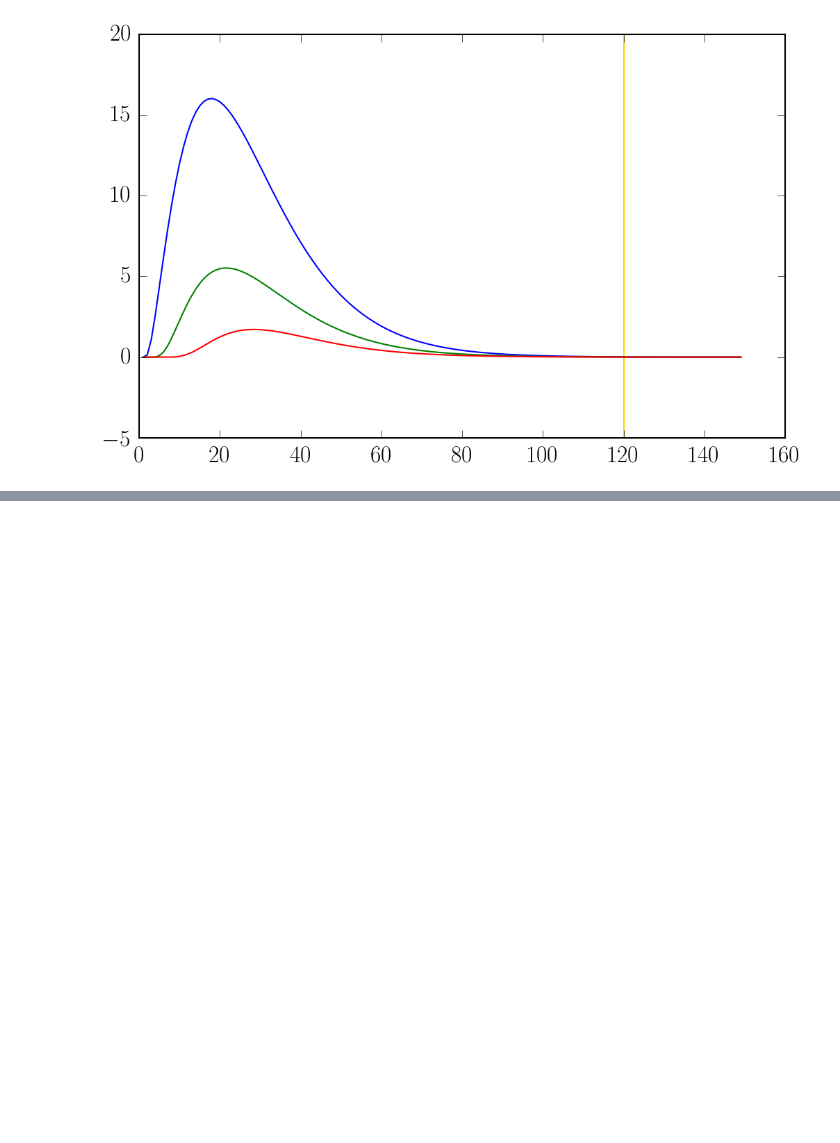
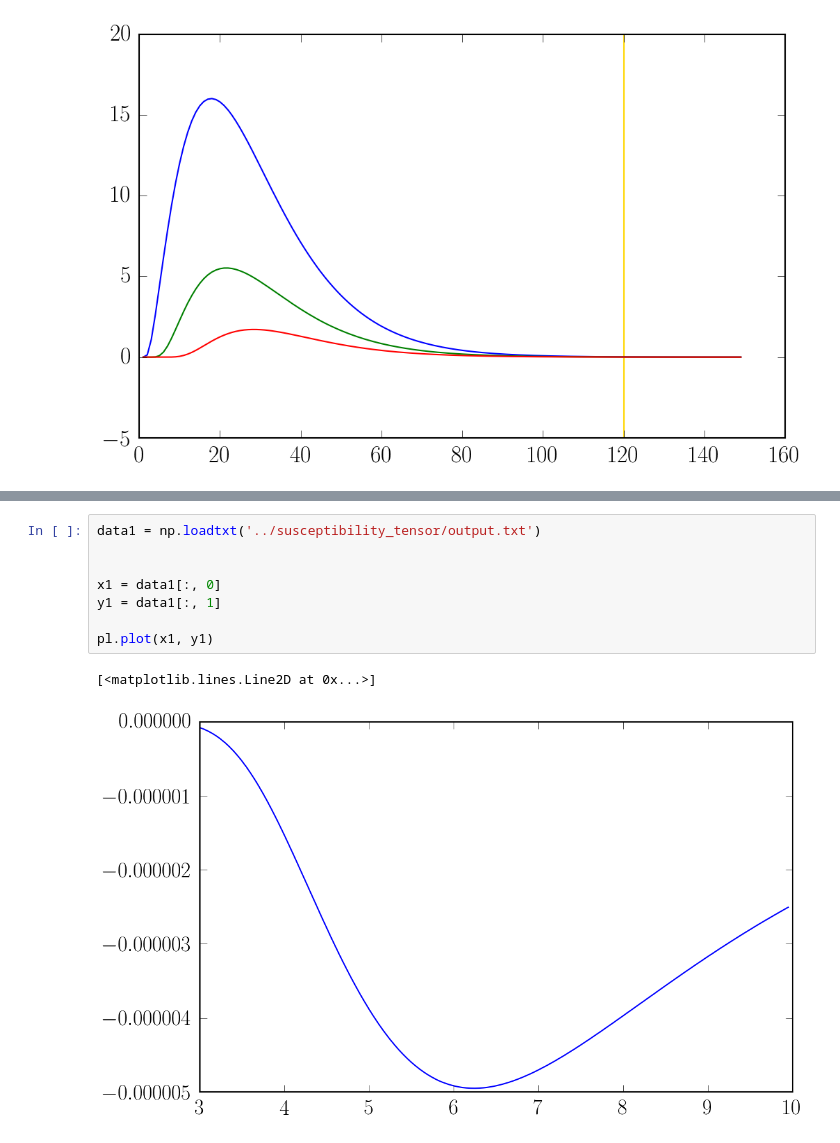
Before and after one commit to aapandy2/dielectric_tensor_tests, a Jupyter notebook: alpha_V_plot.ipynb, the cells around one changed output, grey strips where cells are left out. Saved outputs shown, nothing was run; the diff lists cells and outputs as text; blank space fills up the shorter version.

```diff
--- a/alpha_V_plot.ipynb
+++ b/alpha_V_plot.ipynb
@@ -143,0 +159,11 @@ pl.plot(x, y)
+# %%
+data1 = np.loadtxt('../susceptibility_tensor/output.txt')
+
+
+x1 = data1[:, 0]
+y1 = data1[:, 1]
+
+pl.plot(x1, y1)
+# %% [output]
+[<matplotlib.lines.Line2D at 0x...>]
+[figure, added]
```
Also changed, not shown: parts of 2 cells of this notebook, 19 other files.
